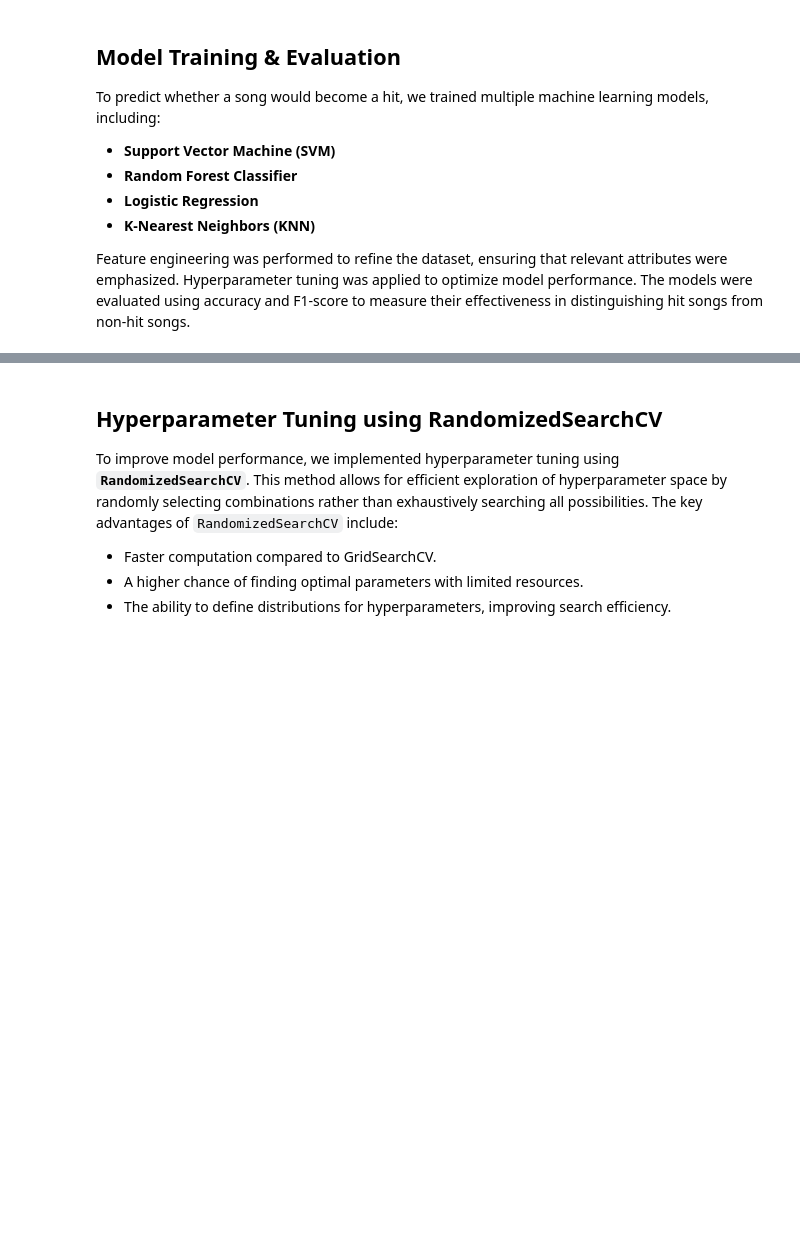
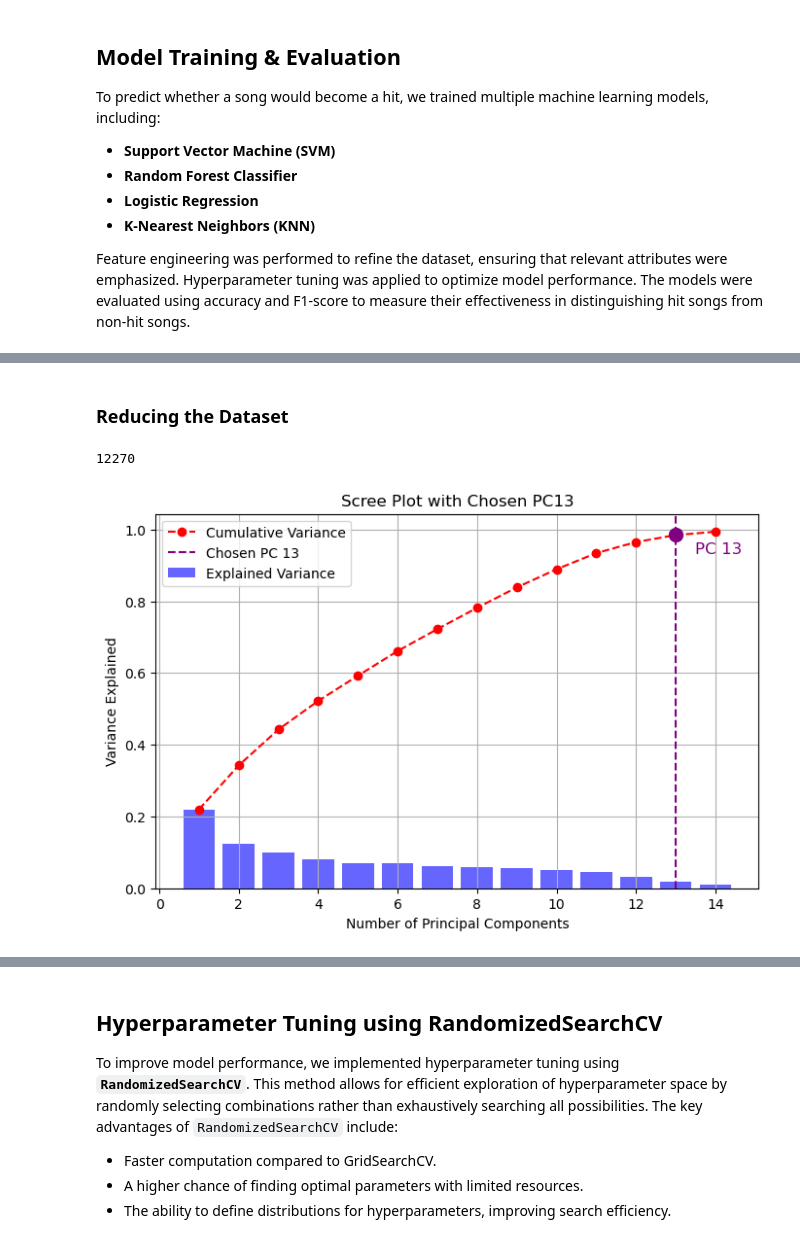
Before and after one commit to aayush010904/spotify_hits_predictor, a Jupyter notebook: Spotify_hits_predictor.ipynb, the cells around one changed output, grey strips where cells are left out. Saved outputs shown, nothing was run; the diff lists cells and outputs as text; code cells hidden in the pictures; blank space fills up the shorter version.

```diff
--- a/Spotify_hits_predictor.ipynb
+++ b/Spotify_hits_predictor.ipynb
@@ -269,0 +262,2 @@ weighted avg       0.72      0.72      0.72      8222
+# %% [markdown]
+### Reducing the Dataset
@@ -269,0 +268,50 @@ weighted avg       0.72      0.72      0.72      8222
+# %%
+#selecting features
+
+features = ['danceability', 'energy', 'key', 'loudness', 'mode', 'speechiness',
+            'acousticness', 'instrumentalness', 'liveness', 'valence', 'tempo',
+            'duration_ms', 'time_signature', 'chorus_hit', 'sections']
+target = 'target'
+# %%
+x = df2[features]
+y = df2[target]
+x.shape[0]
+# %% [output]
+12270
+# %%
+scaler = StandardScaler()
+X_scaled = scaler.fit_transform(x)
+# %%
+pca = PCA(n_components=0.99)  # Use all 4 features first
+X_pca = pca.fit_transform(X_scaled)
+# %%
+# Assume pca is already fitted
+num_components = len(pca.explained_variance_ratio_)
+cumulative_variance = np.cumsum(pca.explained_variance_ratio_)
+
+# Define the chosen PC from your paper (PC13)
+chosen_pc = 13
+
+plt.figure(figsize=(8, 5))
+
+# Bar plot for explained variance
+plt.bar(range(1, num_components + 1), pca.explained_variance_ratio_, alpha=0.6, color="b", label="Explained Variance")
+
+# Line plot for cumulative variance
+plt.plot(range(1, num_components + 1), cumulative_variance, marker="o", linestyle="--", color="r", label="Cumulative Variance")
+
+# Mark the chosen PC (PC13)
+plt.axvline(x=chosen_pc, color="purple", linestyle="--", label=f'Chosen PC {chosen_pc}')
+plt.scatter(chosen_pc, cumulative_variance[chosen_pc - 1], color="purple", s=100, zorder=3)
+plt.text(chosen_pc + 0.5, cumulative_variance[chosen_pc - 1] - 0.05, f"PC {chosen_pc}", fontsize=12, color="purple")
+
+# Labels and Title
+plt.xlabel("Number of Principal Components")
+plt.ylabel("Variance Explained")
+plt.title("Scree Plot with Chosen PC13")
+plt.legend()
+plt.grid(True)
+plt.savefig('scree_plot.png',dpi=300, bbox_inches='tight')
+plt.show()
+# %% [output]
+[figure, added]
```
Also changed, not shown: parts of 12 cells of this notebook.
